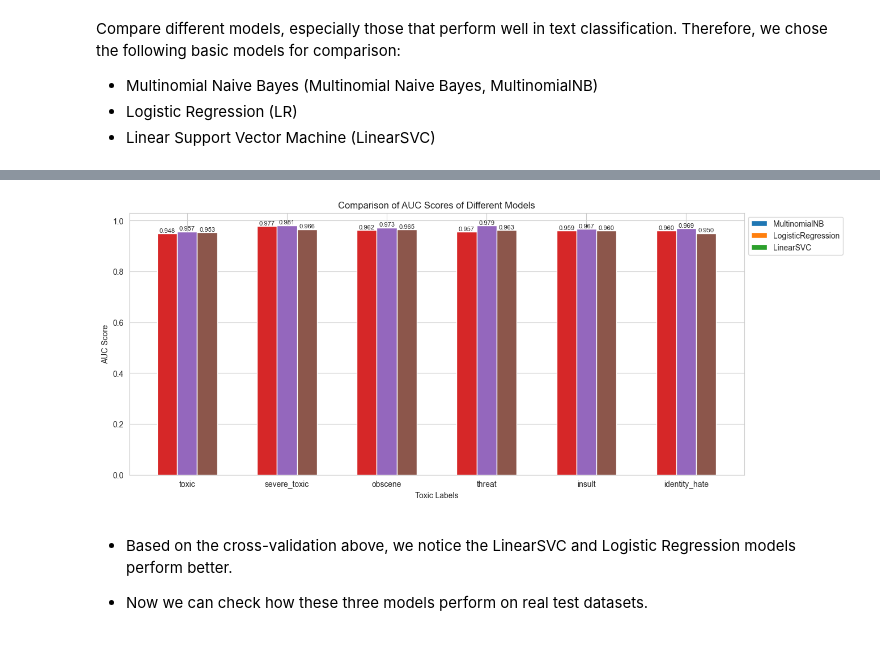
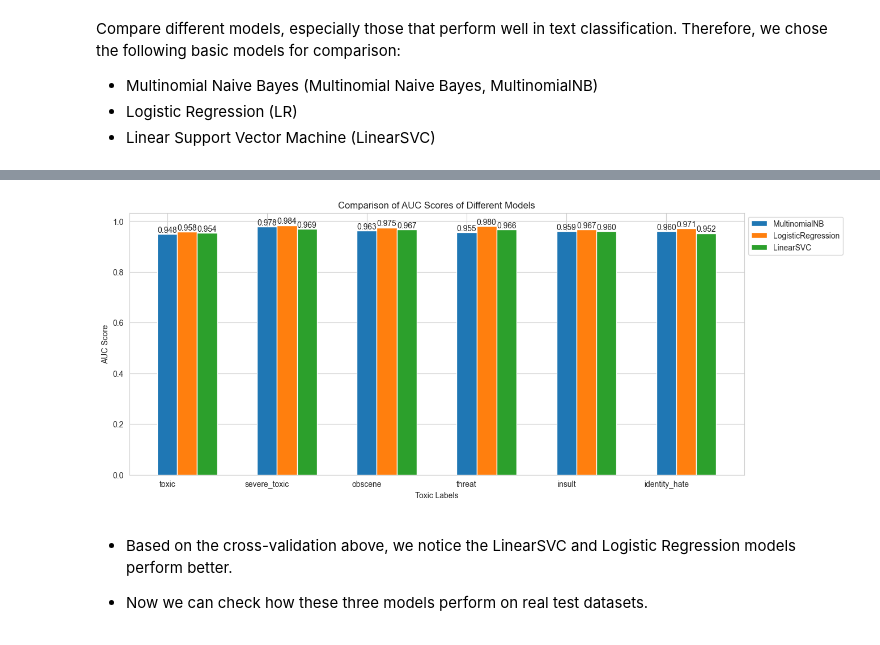
Before and after one commit to xwang-gbjd/CS584_Project_ToxicComment, a Jupyter notebook: toxic_comment.ipynb, the cells around one changed output, grey strips where cells are left out. Drawn from its saved outputs; the diff is of its cells as text; code cells hidden in the pictures.

```diff
--- a/toxic_comment.ipynb
+++ b/toxic_comment.ipynb
@@ -518,36 +518,31 @@ methods_cv_df.round(3)
 # %%
 def plot_bar(df):
     plt.figure(figsize=(14, 6))
 
     # Extract unique labels and models
     labels = df['Label'].unique()
     models = df['Model'].unique()
     num_models = len(models)
 
     width_bar = 0.2
     x = np.arange(len(labels))  # label locations
 
-    for i, model in enumerate(models):
+    for i, model in enumerate(models, start=1):
         model_data = df[df['Model'] == model]
-        plt.bar(x + i*width_bar, model_data['AUC'], width=width_bar, label=model)
+        bars = plt.bar(x + i*width_bar, model_data['AUC'], width=width_bar, label=model)
+        plt.bar_label(bars, fmt='%.3f', label_type='edge')
 
     plt.xticks(x + width_bar*(num_models-1)/2, labels)
-
-    for i in range(num_models):
-        for k in plt.bar(x + i*width_bar, df['AUC'][i*len(labels):(i+1)*len(labels)], width=width_bar):
-            height = k.get_height()
-            plt.text(k.get_x() + k.get_width() / 2, height, f'{height:.3f}', fontsize=8, ha="center", va="bottom")
-
     plt.xlabel("Toxic Labels")
     plt.ylabel("AUC Score")
     plt.title("Comparison of AUC Scores of Different Models")
     plt.legend(bbox_to_anchor=(1.0, 1.0))
     plt.show()
 
 # Example usage
 plot_bar(methods_cv_df)
 # %% [output]
-[figure, old version]
+[figure, new version]
 # %% [markdown]
 - Based on the cross-validation above, we notice the LinearSVC and Logistic Regression models perform better.
 
```
Also changed, not shown: parts of 12 cells of this notebook.
